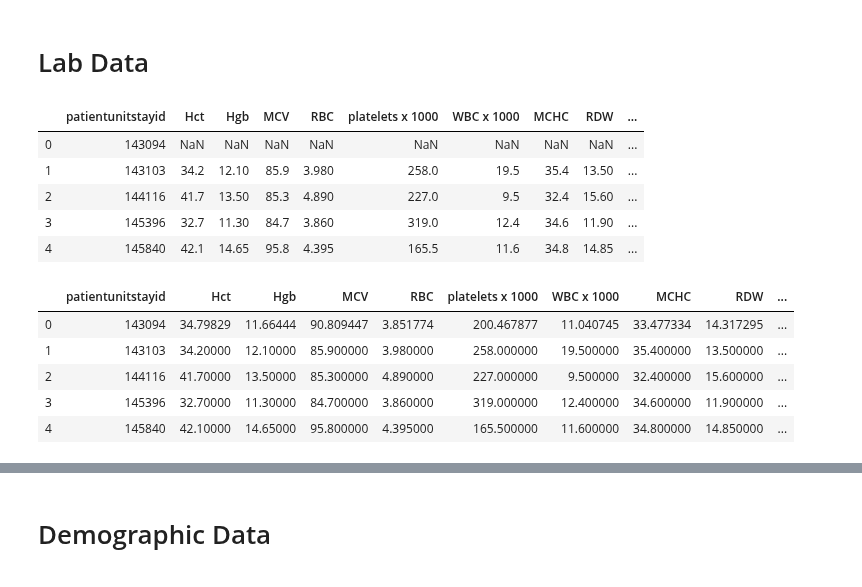
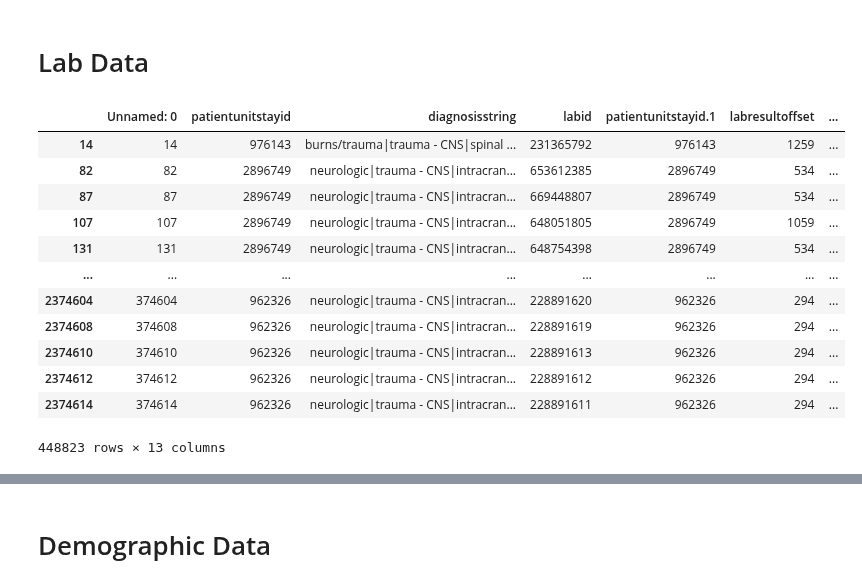
Before and after one commit to adit98/tbi, a Jupyter notebook: GCS_Modeling.ipynb, the cells around one changed output, grey strips where cells are left out. Cells and saved outputs as stored; diff of their text form; code cells hidden in the pictures.

```diff
--- a/GCS_Modeling.ipynb
+++ b/GCS_Modeling.ipynb
@@ -58,10 +70,24 @@ display(final_gcs)
 # %%
 # Loading lab data
 lab = pd.read_csv('data/lab_data.csv')
-lab = lab[lab['labresultoffset'] > -1]
-lab = lab[lab['labresultoffset'] <= 24*60]
-# display(lab)
+lab = lab.loc[lab['labresultoffset'] > -1]
+lab = lab.loc[lab['labresultoffset'] <= 24*60]
+display(lab)
 labtypes = list(lab['labname'].drop_duplicates())
+# %% [output]
+|  | Unnamed: 0 | patientunitstayid | diagnosisstring | labid | patientunitstayid.1 | labresultoffset | ... |
+| 14 | 14 | 976143 | burns/trauma|trauma - CNS|spinal ... | 231365792 | 976143 | 1259 | ... |
+| 82 | 82 | 2896749 | neurologic|trauma - CNS|intracran... | 653612385 | 2896749 | 534 | ... |
+| 87 | 87 | 2896749 | neurologic|trauma - CNS|intracran... | 669448807 | 2896749 | 534 | ... |
+| 107 | 107 | 2896749 | neurologic|trauma - CNS|intracran... | 648051805 | 2896749 | 1059 | ... |
+| 131 | 131 | 2896749 | neurologic|trauma - CNS|intracran... | 648754398 | 2896749 | 534 | ... |
+| ... | ... | ... | ... | ... | ... | ... | ... |
+| 2374604 | 374604 | 962326 | neurologic|trauma - CNS|intracran... | 228891620 | 962326 | 294 | ... |
+| 2374608 | 374608 | 962326 | neurologic|trauma - CNS|intracran... | 228891619 | 962326 | 294 | ... |
+| 2374610 | 374610 | 962326 | neurologic|trauma - CNS|intracran... | 228891613 | 962326 | 294 | ... |
+| 2374612 | 374612 | 962326 | neurologic|trauma - CNS|intracran... | 228891612 | 962326 | 294 | ... |
+| 2374614 | 374614 | 962326 | neurologic|trauma - CNS|intracran... | 228891611 | 962326 | 294 | ... |
+448823 rows × 13 columns
 # %%
 # Getting table of averages over first 24 hours
 l = labtypes[0]
@@ -79,14 +105,7 @@ for l in labtypes[1:]:
     labtypedata_avgs = labtypedata_avgs.merge(labtypedata_avgs1, how='outer', on='patientunitstayid')
 # %%
 labtypedata_avgs = labtypedata_avgs[labtypedata_avgs.columns[labtypedata_avgs.isnull().mean() < 0.2]]
-labtypedata_avgs.head()
+#labtypedata_avgs.head()
-# %% [output]
-|  | patientunitstayid | Hct | Hgb | MCV | RBC | platelets x 1000 | WBC x 1000 | MCHC | RDW | ... |
-| 0 | 143094 | NaN | NaN | NaN | NaN | NaN | NaN | NaN | NaN | ... |
-| 1 | 143103 | 34.2 | 12.10 | 85.9 | 3.980 | 258.0 | 19.5 | 35.4 | 13.50 | ... |
-| 2 | 144116 | 41.7 | 13.50 | 85.3 | 4.890 | 227.0 | 9.5 | 32.4 | 15.60 | ... |
-| 3 | 145396 | 32.7 | 11.30 | 84.7 | 3.860 | 319.0 | 12.4 | 34.6 | 11.90 | ... |
-| 4 | 145840 | 42.1 | 14.65 | 95.8 | 4.395 | 165.5 | 11.6 | 34.8 | 14.85 | ... |
 # %%
 lab_avgs_map = {}
 for l in labtypes:
@@ -105,14 +124,7 @@ for l in labtypedata_avgs.columns:
     if l != 'patientunitstayid':
         col = labtypedata_avgs[l]
         labtypedata_avgs[l] = col.fillna(lab_avgs_map[l])
-labtypedata_avgs.head()
+#labtypedata_avgs.head()
-# %% [output]
-|  | patientunitstayid | Hct | Hgb | MCV | RBC | platelets x 1000 | WBC x 1000 | MCHC | RDW | ... |
-| 0 | 143094 | 34.79829 | 11.66444 | 90.809447 | 3.851774 | 200.467877 | 11.040745 | 33.477334 | 14.317295 | ... |
-| 1 | 143103 | 34.20000 | 12.10000 | 85.900000 | 3.980000 | 258.000000 | 19.500000 | 35.400000 | 13.500000 | ... |
-| 2 | 144116 | 41.70000 | 13.50000 | 85.300000 | 4.890000 | 227.000000 | 9.500000 | 32.400000 | 15.600000 | ... |
-| 3 | 145396 | 32.70000 | 11.30000 | 84.700000 | 3.860000 | 319.000000 | 12.400000 | 34.600000 | 11.900000 | ... |
-| 4 | 145840 | 42.10000 | 14.65000 | 95.800000 | 4.395000 | 165.500000 | 11.600000 | 34.800000 | 14.850000 | ... |
 # %%
 # Getting table of measurement counts over first 24 hours
 l = labtypes[0]
```
Also changed, not shown: parts of 17 cells of this notebook, 3 other files.
